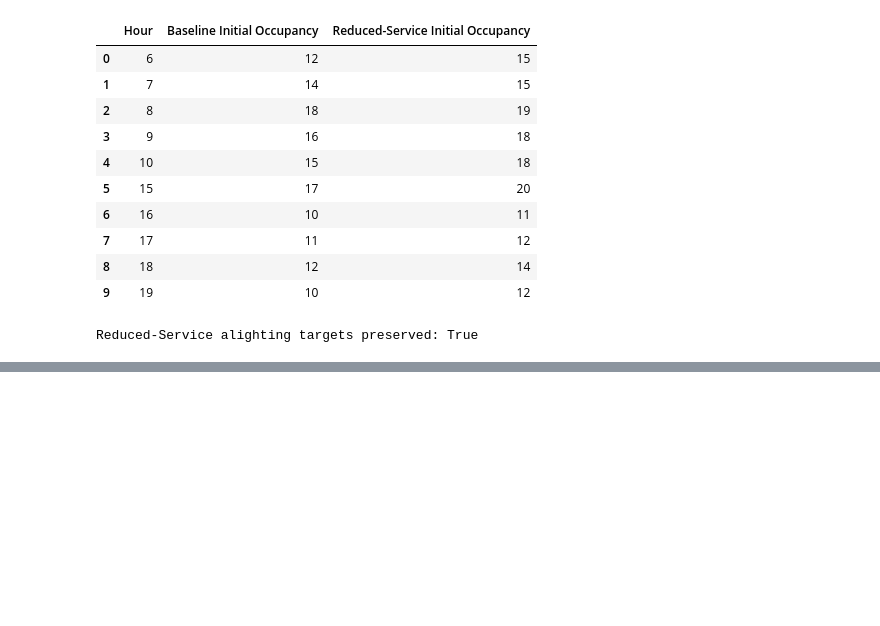
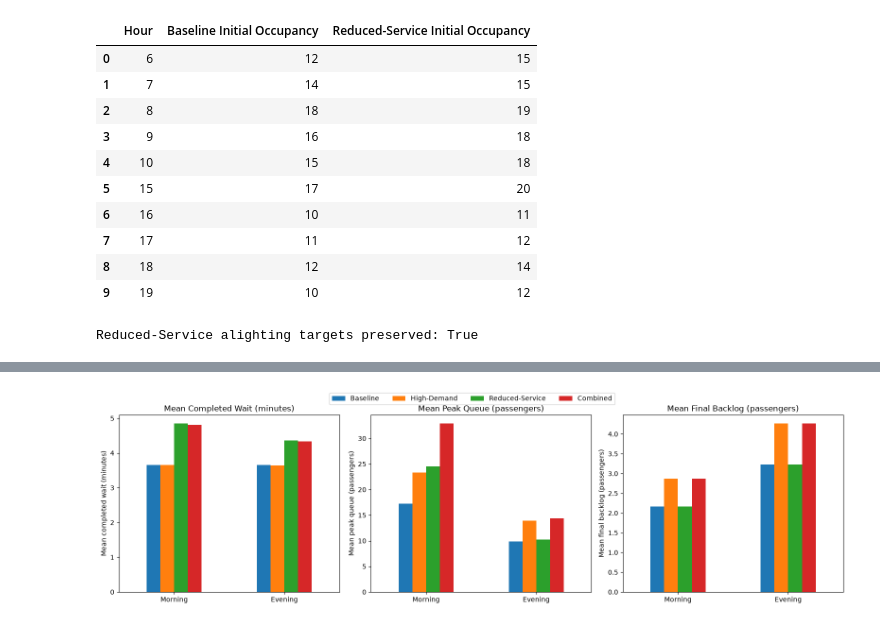
Before and after one commit to elijahnollen/m66-passenger-queue-simulation, a Jupyter notebook: MODESIM_Project/code/m66_scenario_simulation.ipynb, the cells around one changed output, grey strips where cells are left out. Saved outputs shown, nothing was run; the diff lists cells and outputs as text; code cells hidden in the pictures; blank space fills up the shorter version.

```diff
--- a/MODESIM_Project/code/m66_scenario_simulation.ipynb
+++ b/MODESIM_Project/code/m66_scenario_simulation.ipynb
@@ -1887,0 +3618,88 @@ plt.show()
+# %%
+# Plot three primary scenario measures for Morning and Evening so the
+# four operating conditions can be compared visually.
+comparison_metrics = [
+    (
+        "Mean Completed Wait (minutes)",
+        "Mean completed wait (minutes)"
+    ),
+    (
+        "Mean Peak Queue (passengers)",
+        "Mean peak queue (passengers)"
+    ),
+    (
+        "Mean Final Backlog (passengers)",
+        "Mean final backlog (passengers)"
+    )
+]
+
+fig, axes = plt.subplots(
+    1,
+    3,
+    figsize=(16, 4.5)
+)
+
+for ax, (
+    metric,
+    ylabel
+) in zip(
+    axes,
+    comparison_metrics
+):
+    pivot = scenario_summary_df.pivot(
+        index="Period",
+        columns="Scenario",
+        values=metric
+    )
+
+    pivot = pivot.reindex(
+        index=period_order,
+        columns=scenario_order
+    )
+
+    pivot.plot(
+        kind="bar",
+        ax=ax,
+        legend=False
+    )
+
+    ax.set_title(metric)
+    ax.set_ylabel(ylabel)
+    ax.set_xlabel("")
+    ax.tick_params(
+        axis="x",
+        rotation=0
+    )
+
+# Use one shared legend for the complete figure.
+handles, labels = axes[0].get_legend_handles_labels()
+
+fig.legend(
+    handles,
+    labels,
+    loc="upper center",
+    ncol=4,
+    bbox_to_anchor=(0.5, 1.04)
+)
+
+fig.tight_layout()
+
+comparison_figure_path = (
+    figures_dir
+    / "scenario_comparison_summary.png"
+)
+
+fig.savefig(
+    comparison_figure_path,
+    dpi=300,
+    bbox_inches="tight"
+)
+
+plt.show()
+
+print(
+    "Saved scenario comparison figure:",
+    comparison_figure_path
+)
+# %% [output]
+[figure, added]
```
Also changed, not shown: parts of 75 cells of this notebook, 46 other files.
